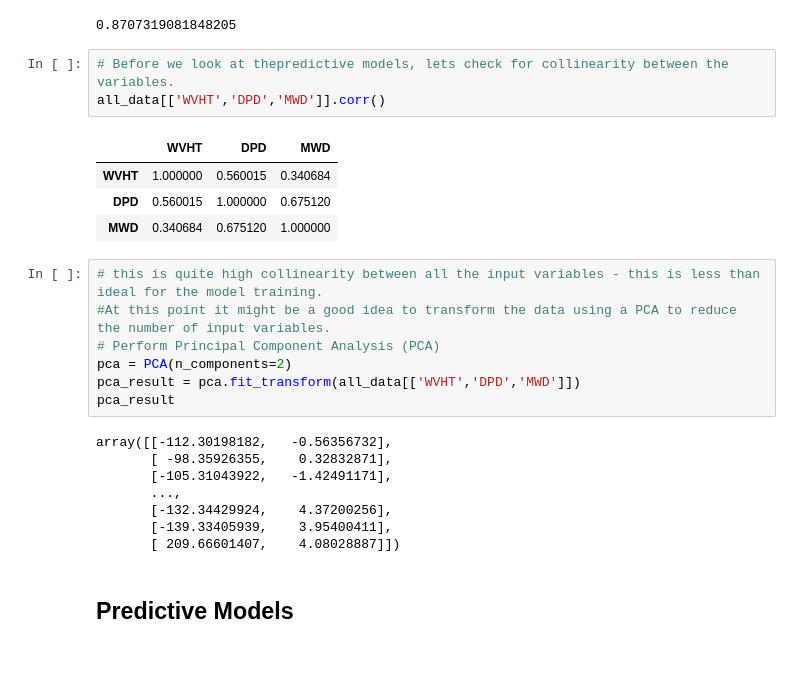
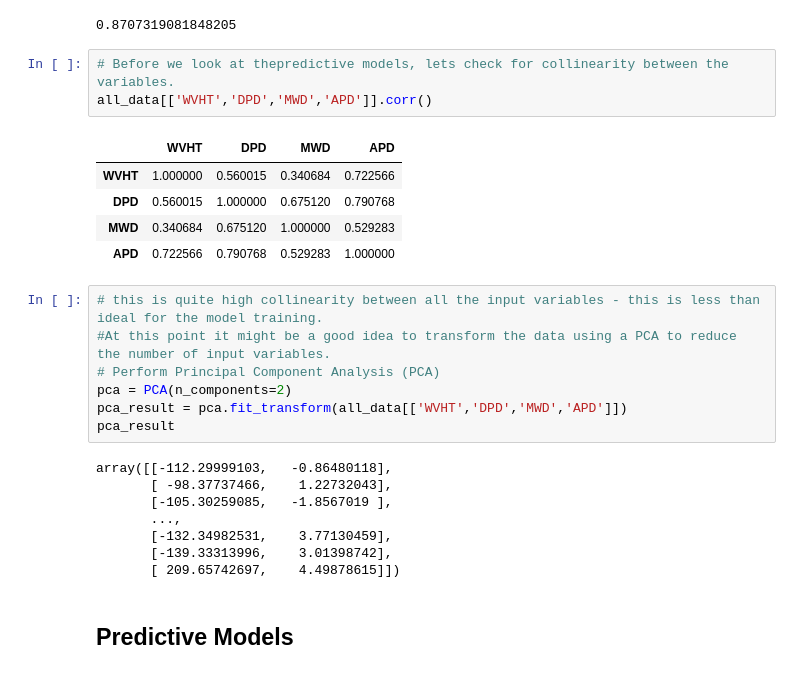
Before and after one commit to BenHowey/personal_projects, a Jupyter notebook: wavedata_analysis.ipynb, the cells around one changed output. Drawn from its saved outputs; the diff is of its cells as text.

```diff
--- a/wavedata_analysis.ipynb
+++ b/wavedata_analysis.ipynb
@@ -294,27 +294,28 @@ Intel MKL WARNING: Support of Intel(R) Streaming SIMD Extensions 4.2 (Intel(R) S
 0.8707319081848205
 # %%
 # Before we look at thepredictive models, lets check for collinearity between the variables.
-all_data[['WVHT','DPD','MWD']].corr()
+all_data[['WVHT','DPD','MWD','APD']].corr()
 # %% [output]
-|  | WVHT | DPD | MWD |
-| WVHT | 1.000000 | 0.560015 | 0.340684 |
-| DPD | 0.560015 | 1.000000 | 0.675120 |
-| MWD | 0.340684 | 0.675120 | 1.000000 |
+|  | WVHT | DPD | MWD | APD |
+| WVHT | 1.000000 | 0.560015 | 0.340684 | 0.722566 |
+| DPD | 0.560015 | 1.000000 | 0.675120 | 0.790768 |
+| MWD | 0.340684 | 0.675120 | 1.000000 | 0.529283 |
+| APD | 0.722566 | 0.790768 | 0.529283 | 1.000000 |
 # %%
 # this is quite high collinearity between all the input variables - this is less than ideal for the model training.
 #At this point it might be a good idea to transform the data using a PCA to reduce the number of input variables.
 # Perform Principal Component Analysis (PCA)
 pca = PCA(n_components=2)
-pca_result = pca.fit_transform(all_data[['WVHT','DPD','MWD']])
+pca_result = pca.fit_transform(all_data[['WVHT','DPD','MWD','APD']])
 pca_result
 # %% [output]
-array([[-112.30198182,   -0.56356732],
-       [ -98.35926355,    0.32832871],
-       [-105.31043922,   -1.42491171],
+array([[-112.29999103,   -0.86480118],
+       [ -98.37737466,    1.22732043],
+       [-105.30259085,   -1.8567019 ],
        ...,
-       [-132.34429924,    4.37200256],
-       [-139.33405939,    3.95400411],
-       [ 209.66601407,    4.08028887]])
+       [-132.34982531,    3.77130459],
+       [-139.33313996,    3.01398742],
+       [ 209.65742697,    4.49878615]])
 # %% [markdown]
 ## Predictive Models
 # %%
```
Also changed, not shown: parts of 8 cells of this notebook.
